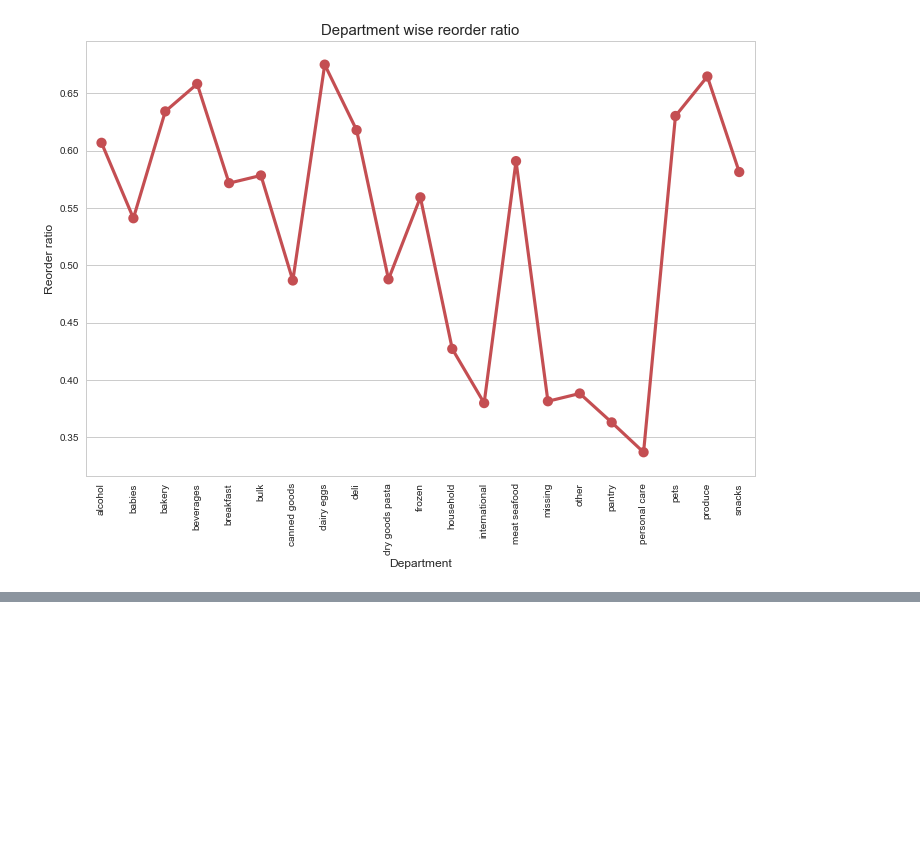
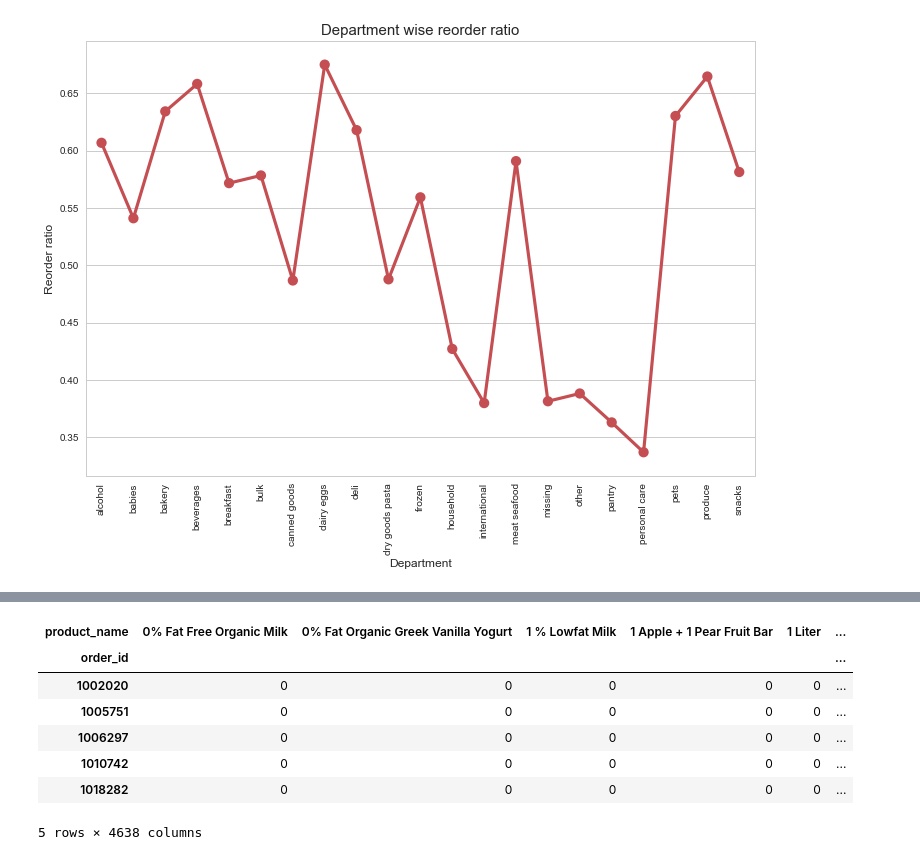
Before and after one commit to code-sonya/instacart, a Jupyter notebook: instacart_20170716_solyeong.ipynb, the cells around one changed output, grey strips where cells are left out. Saved outputs shown, nothing was run; the diff lists cells and outputs as text; code cells hidden in the pictures; blank space fills up the shorter version.

```diff
--- a/instacart_20170716_solyeong.ipynb
+++ b/instacart_20170716_solyeong.ipynb
@@ -329,0 +355,2 @@ plt.show()
+# %%
+merge_train_ds2 = merge_train_ds[:10000]
@@ -329,0 +400,11 @@ plt.show()
+# %%
+basket_sets.head()
+# %% [output]
+| product_name | 0% Fat Free Organic Milk | 0% Fat Organic Greek Vanilla Yogurt | 1 % Lowfat Milk | 1 Apple + 1 Pear Fruit Bar | 1 Liter | ... |
+| order_id |  |  |  |  |  | ... |
+| 1002020 | 0 | 0 | 0 | 0 | 0 | ... |
+| 1005751 | 0 | 0 | 0 | 0 | 0 | ... |
+| 1006297 | 0 | 0 | 0 | 0 | 0 | ... |
+| 1010742 | 0 | 0 | 0 | 0 | 0 | ... |
+| 1018282 | 0 | 0 | 0 | 0 | 0 | ... |
+5 rows × 4638 columns
```
Also changed, not shown: parts of 23 cells of this notebook.
